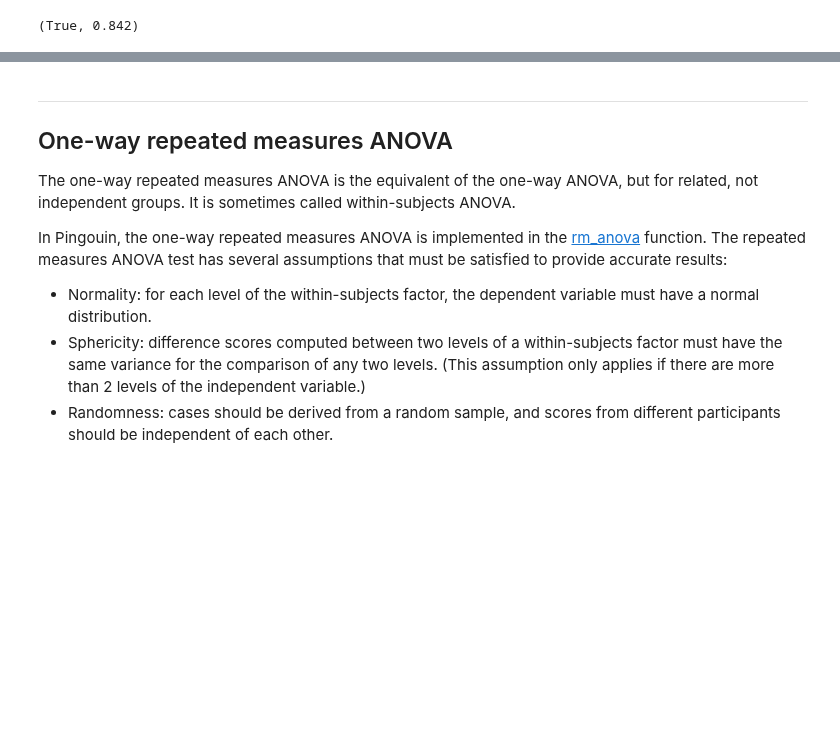
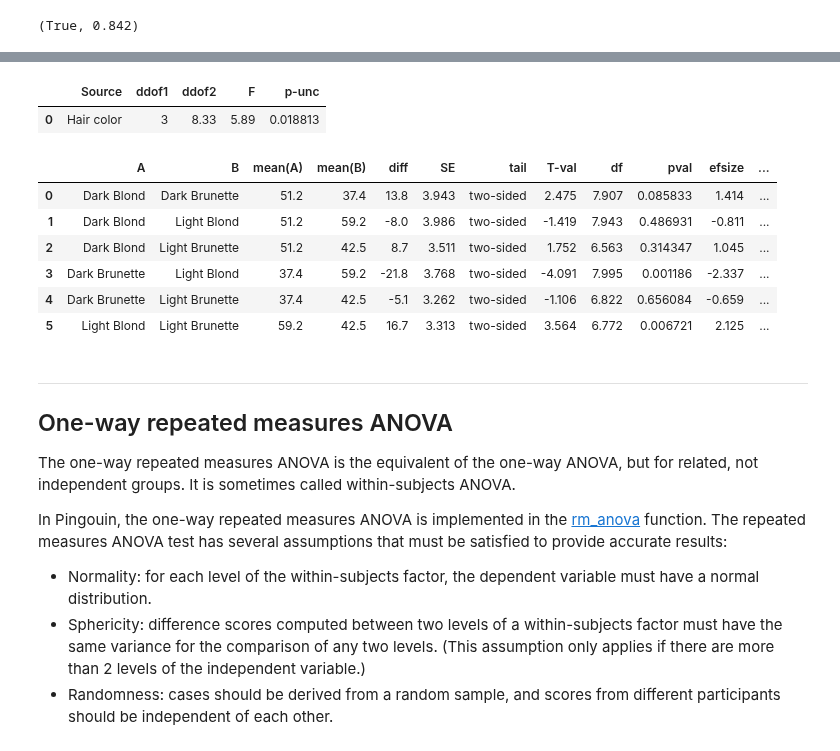
Before and after one commit to raphaelvallat/pingouin, a Jupyter notebook: notebooks/01_ANOVA.ipynb, the cells around one changed output, grey strips where cells are left out. Cells and saved outputs as stored; diff of their text form; code cells hidden in the pictures; blank space fills up the shorter version.

Commit message:
Updated ANOVA notebooks

```diff
--- a/notebooks/01_ANOVA.ipynb
+++ b/notebooks/01_ANOVA.ipynb
@@ -120,3 +124,19 @@ homoscedasticity(grp.get_group("Dark Blond"),
+# %%
+from pingouin import welch_anova, pairwise_gameshowell
+welch_anova(data=df, dv='Pain threshold', between='Hair color')
+# %% [output]
+|  | Source | ddof1 | ddof2 | F | p-unc |
+| 0 | Hair color | 3 | 8.33 | 5.89 | 0.018813 |
+# %%
+pairwise_gameshowell(data=df, dv='Pain threshold', between='Hair color')
+# %% [output]
+|  | A | B | mean(A) | mean(B) | diff | SE | tail | T-val | df | pval | efsize | ... |
+| 0 | Dark Blond | Dark Brunette | 51.2 | 37.4 | 13.8 | 3.943 | two-sided | 2.475 | 7.907 | 0.085833 | 1.414 | ... |
+| 1 | Dark Blond | Light Blond | 51.2 | 59.2 | -8.0 | 3.986 | two-sided | -1.419 | 7.943 | 0.486931 | -0.811 | ... |
+| 2 | Dark Blond | Light Brunette | 51.2 | 42.5 | 8.7 | 3.511 | two-sided | 1.752 | 6.563 | 0.314347 | 1.045 | ... |
+| 3 | Dark Brunette | Light Blond | 37.4 | 59.2 | -21.8 | 3.768 | two-sided | -4.091 | 7.995 | 0.001186 | -2.337 | ... |
+| 4 | Dark Brunette | Light Brunette | 37.4 | 42.5 | -5.1 | 3.262 | two-sided | -1.106 | 6.822 | 0.656084 | -0.659 | ... |
+| 5 | Light Blond | Light Brunette | 59.2 | 42.5 | 16.7 | 3.313 | two-sided | 3.564 | 6.772 | 0.006721 | 2.125 | ... |
 # %% [markdown]
 ***
 
```
Also changed, not shown: parts of 4 cells of this notebook.
